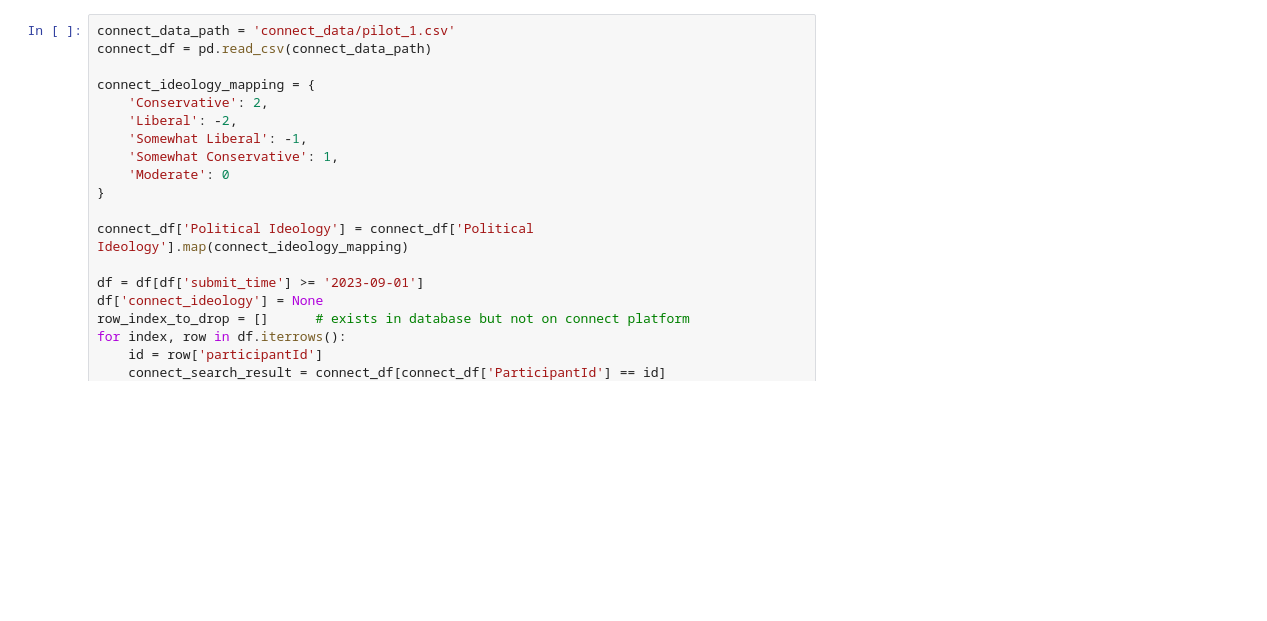
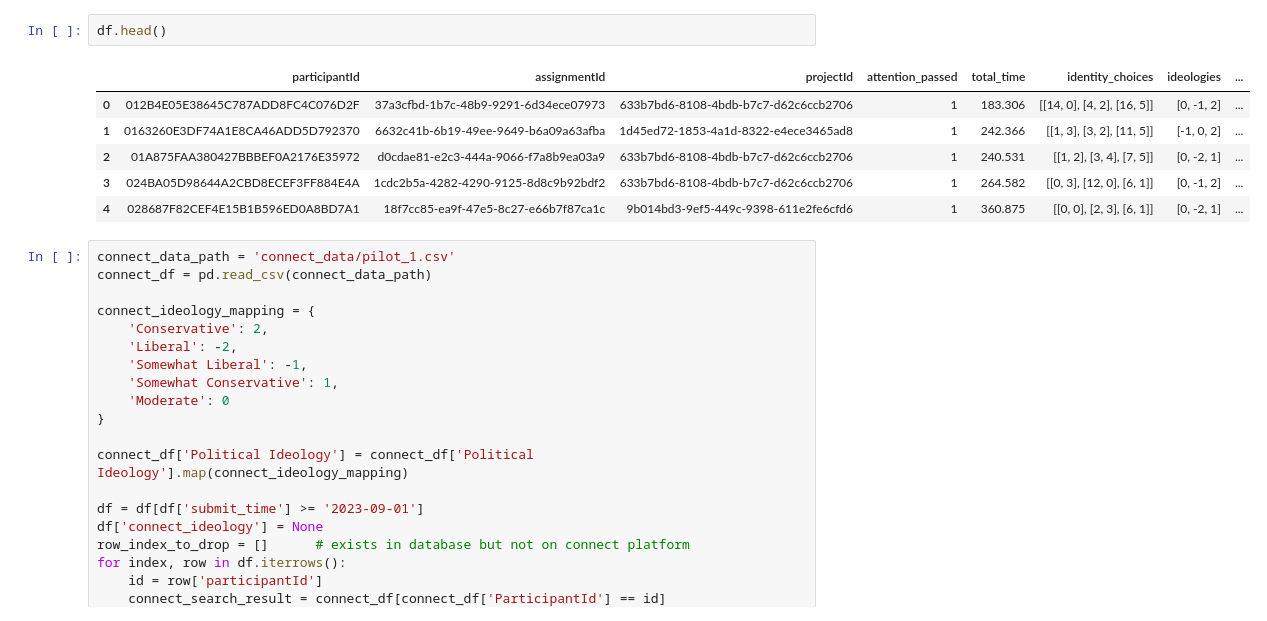
Before and after one commit to yindeqiang/Online-Politicization-Experiment-Website, a Jupyter notebook: data_analysis/pilot_1.ipynb, the cells around one changed output. Saved outputs shown, nothing was run; the diff lists cells and outputs as text; blank space fills up the shorter version.

```diff
--- a/data_analysis/pilot_1.ipynb
+++ b/data_analysis/pilot_1.ipynb
@@ -46,3 +48,12 @@ Data read finished, length 300
+# %%
+df.head()
+# %% [output]
+|  | participantId | assignmentId | projectId | attention_passed | total_time | identity_choices | ideologies | ... |
+| 0 | 012B4E05E38645C787ADD8FC4C076D2F | 37a3cfbd-1b7c-48b9-9291-6d34ece07973 | 633b7bd6-8108-4bdb-b7c7-d62c6ccb2706 | 1 | 183.306 | [[14, 0], [4, 2], [16, 5]] | [0, -1, 2] | ... |
+| 1 | 0163260E3DF74A1E8CA46ADD5D792370 | 6632c41b-6b19-49ee-9649-b6a09a63afba | 1d45ed72-1853-4a1d-8322-e4ece3465ad8 | 1 | 242.366 | [[1, 3], [3, 2], [11, 5]] | [-1, 0, 2] | ... |
+| 2 | 01A875FAA380427BBBEF0A2176E35972 | d0cdae81-e2c3-444a-9066-f7a8b9ea03a9 | 633b7bd6-8108-4bdb-b7c7-d62c6ccb2706 | 1 | 240.531 | [[1, 2], [3, 4], [7, 5]] | [0, -2, 1] | ... |
+| 3 | 024BA05D98644A2CBD8ECEF3FF884E4A | 1cdc2b5a-4282-4290-9125-8d8c9b92bdf2 | 633b7bd6-8108-4bdb-b7c7-d62c6ccb2706 | 1 | 264.582 | [[0, 3], [12, 0], [6, 1]] | [0, -1, 2] | ... |
+| 4 | 028687F82CEF4E15B1B596ED0A8BD7A1 | 18f7cc85-ea9f-47e5-8c27-e66b7f87ca1c | 9b014bd3-9ef5-449c-9398-611e2fe6cfd6 | 1 | 360.875 | [[0, 0], [2, 3], [6, 1]] | [0, -2, 1] | ... |
 # %%
 connect_data_path = 'connect_data/pilot_1.csv'
 connect_df = pd.read_csv(connect_data_path)
```
Also changed, not shown: parts of 2 cells of this notebook, 23 other files.
